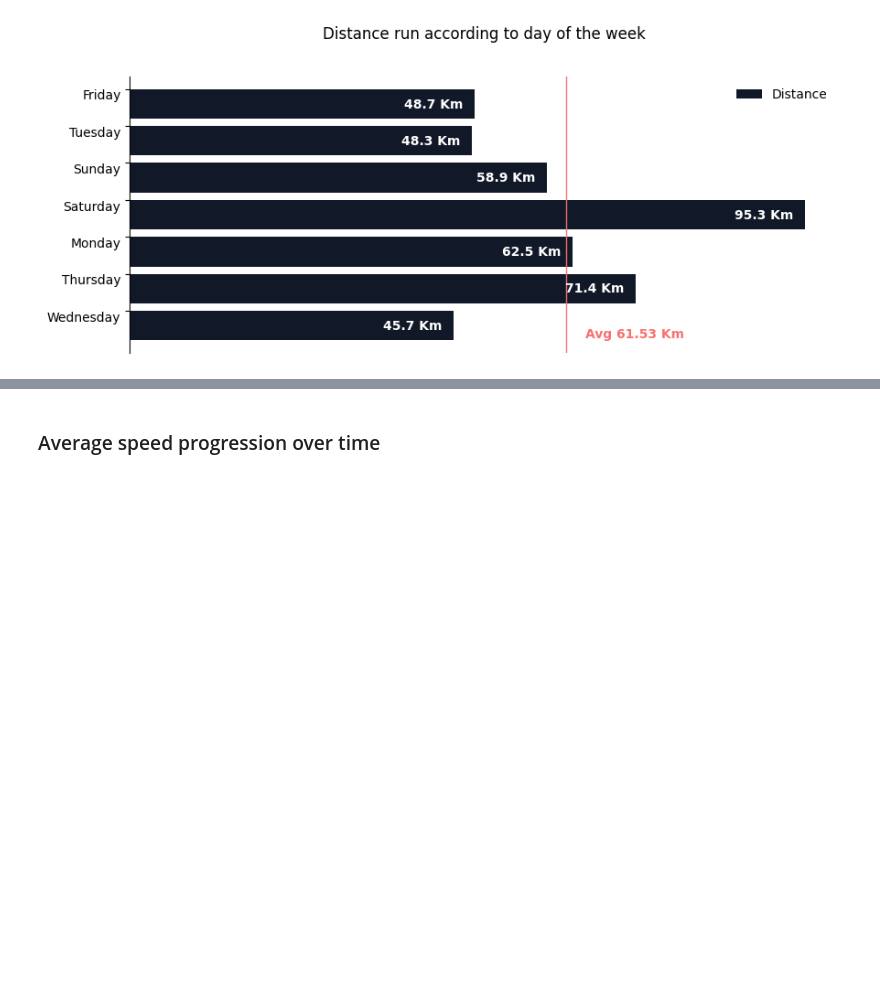
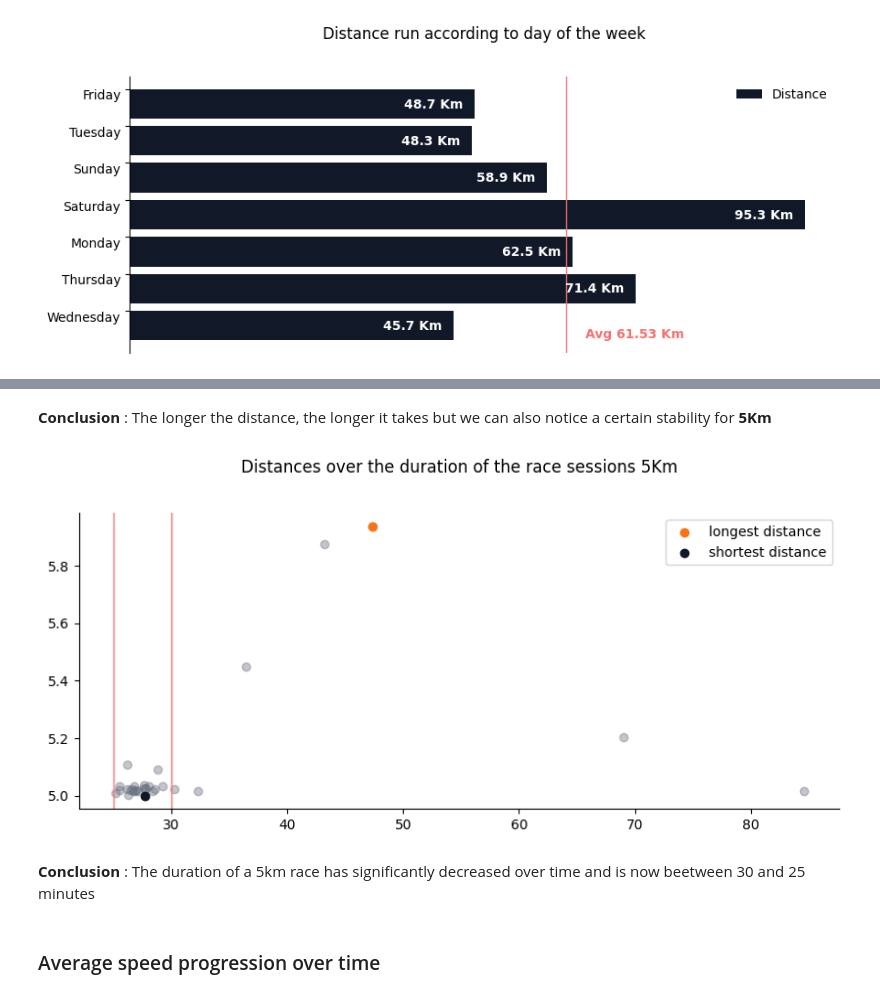
Before and after one commit to bernard-ng/running-visualization, a Jupyter notebook: running_data_visualization.ipynb, the cells around one changed output, grey strips where cells are left out. Saved outputs shown, nothing was run; the diff lists cells and outputs as text; code cells hidden in the pictures; blank space fills up the shorter version.

```diff
--- a/running_data_visualization.ipynb
+++ b/running_data_visualization.ipynb
@@ -251,3 +265,45 @@ ax.legend();
+# %% [markdown]
+**Conclusion** : The longer the distance, the longer it takes but we can also notice a certain stability for **5Km**
+# %%
+distances_df = sessions_df[['duration', 'distance']].sort_values(by="distance")
+distances_df = distances_df.loc[distances_df['distance'] >= 5]
+distances_df = distances_df.loc[distances_df['distance'] < 6].reset_index(drop=True)
+
+minimum = distances_df['distance'].min()
+maximum = distances_df['distance'].max()
+average = distances_df['distance'].mean()
+
+fig, ax = plt.subplots(figsize=(10, 4), dpi=100)
+plt.title("Distances over the duration of the race sessions 5Km")
+plt.rcParams['axes.titlepad'] = 30
+ax.spines['right'].set_visible(False)
+ax.spines['top'].set_visible(False)
+
+ax.axvline(25, color=colors['red'][400], linewidth=2)
+ax.axvline(30, color=colors['red'][400], linewidth=2)
+ax.scatter(
+    distances_df['duration'],
+    distances_df['distance'],
+    color=colors['gray'][500],
+    alpha=0.4
+)
+ax.scatter(
+    distances_df['duration'][distances_df['distance'] == maximum],
+    maximum,
+    color=colors['orange'][500],
+    label="longest distance"
+)
+ax.scatter(
+    distances_df['duration'][distances_df['distance'] == minimum],
+    minimum,
+    color=colors['gray'][900],
+    label="shortest distance"
+)
+ax.legend();
+# %% [output]
+[figure, added]
+# %% [markdown]
+**Conclusion** : The duration of a 5km race has significantly decreased over time and is now beetween 30 and 25 minutes
 # %% [markdown]
 ### Average speed progression over time
 # %%
```
Also changed, not shown: parts of 19 cells of this notebook.
